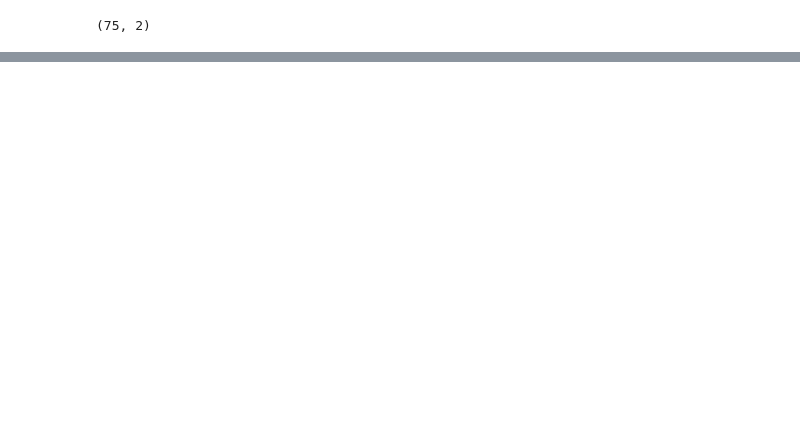
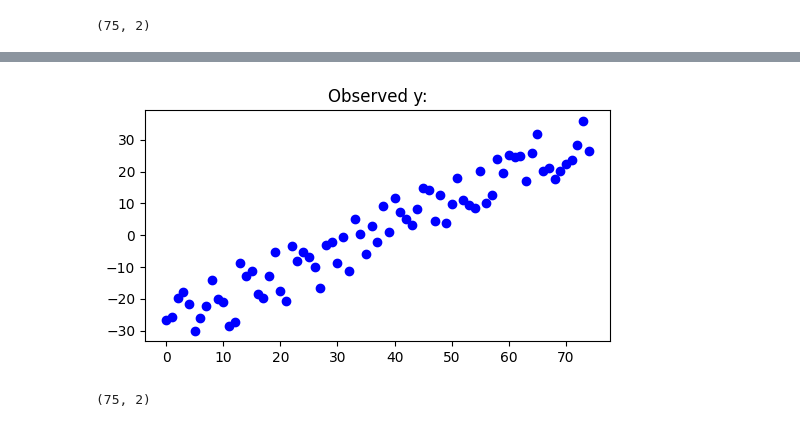
Before and after one commit to mrochk/mle-linreg, a Jupyter notebook: notebook.ipynb, the cells around one changed output, grey strips where cells are left out. Cells and saved outputs as stored; diff of their text form; code cells hidden in the pictures; blank space fills up the shorter version.

```diff
--- a/notebook.ipynb
+++ b/notebook.ipynb
@@ -137,0 +225,18 @@ Where $\bar{\mathbf{v}}$ denotes the mean over the values of $\mathbf{v}$, givin
+# %%
+# adding (uniform distributed) noise
+
+noise = np.random.uniform(size=n, low=-10, high=10)
+y += noise
+
+plt.figure(figsize=(6, 3))
+plt.scatter(list(range(n)), y, color='blue')
+plt.title('Observed y:'); None
+# %% [output]
+[figure, added]
+# %%
+# augmenting X
+
+X = np.array([x, np.ones(n)]).T
+X.shape
+# %% [output]
+(75, 2)
```
Also changed, not shown: parts of 14 cells of this notebook, 1 other file.
